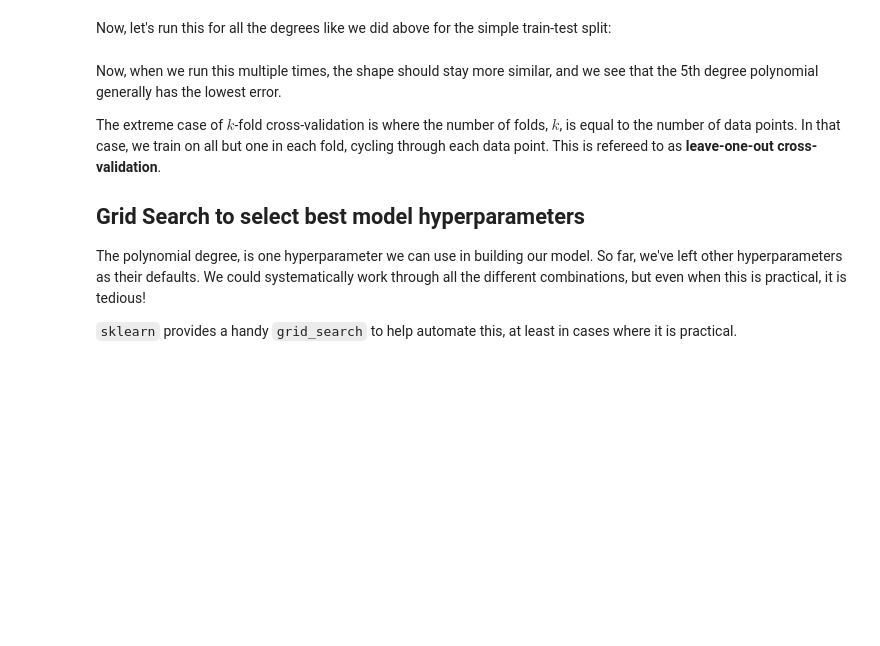
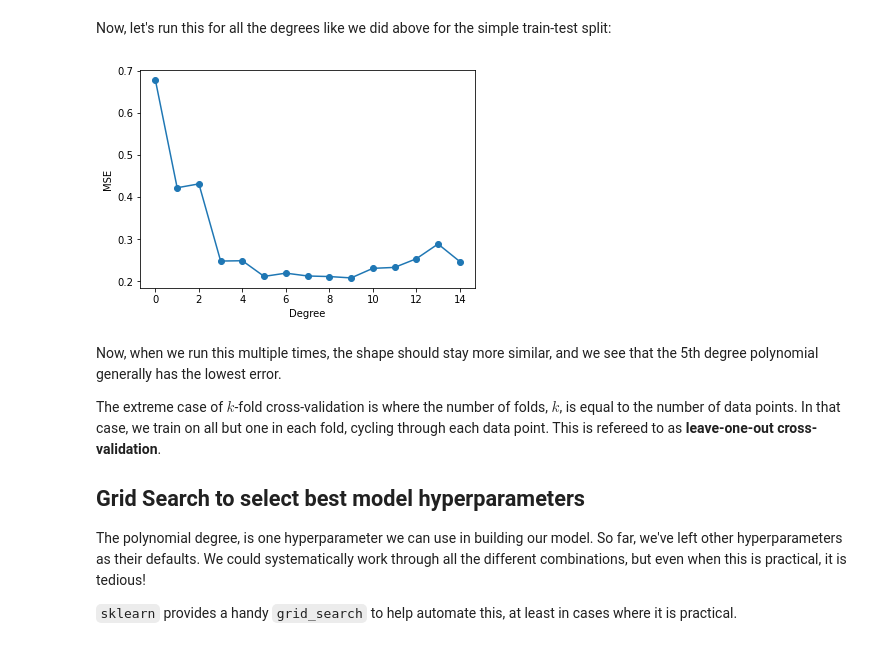
Before and after one commit to admontalvo/Jupyter_Content_1, a Jupyter notebook: 08_Bias_variance_tradeoff_student.ipynb, the cells around one changed output. Cells and saved outputs as stored; diff of their text form; code cells hidden in the pictures; blank space fills up the shorter version.

```diff
--- a/08_Bias_variance_tradeoff_student.ipynb
+++ b/08_Bias_variance_tradeoff_student.ipynb
@@ -262,0 +258,14 @@ print(f'Testing data score: {model.score(X_test,y_test)}')
+# %%
+# Setup out model
+model = Pipeline([
+    ('poly', PolynomialFeatures(degree=1)),
+    ('linreg', LinearRegression(fit_intercept=False))
+])
+
+model.fit(X_train,y_train)
+
+
+print(f'Training data score: {model.score(X_train,y_train)}')
+print(f'Testing data score: {model.score(X_test,y_test)}')
+
+#Training data 53% of the variaiton on outcomes based on the features of interest be explained. Testing data performs worse then training data. Training score shoudl be upper level of variaiton. IF test set is greater than training data then there is probably na issue with training set.typically 25% of data is saved fro validaiton set
@@ -330,23 +418,44 @@ Now, let's run this for all the degrees like we did above for the simple train-t
 # %%
 
 err = []
 degrees = range(15)
 
 kf = KFold(n_splits=10, shuffle=True)
 
 for degree in degrees:
     # Make our model
     model = Pipeline([
         ('poly', PolynomialFeatures(degree=degree)),
         ('linreg', LinearRegression(fit_intercept=False))
     ])
 
     # Fit the model
     res = cross_val_score(model, X, y, cv=kf, scoring=mse)
     err.append(res.mean()) # Get MSE for model and append to list
 
+
+
+
 err_df = pd.DataFrame({'degree':degrees, 'mse':err})
-pn.ggplot(err_df, pn.aes(x='degree', y='mse')) + pn.geom_line() + pn.geom_point()
+
+
+
+# Line plot
+plt.plot(err_df['degree'], err_df['mse'], label = 'MSE by Degree')
+
+#overlay Points
+plt.scatter(err_df['degree'], err_df['mse'])
+
+#adding labels and title
+plt.xlabel('Degree')
+plt.ylabel('MSE')
+
+#Display the plot
+plt.show()
+
+#results should stay much more consistent due to using all the data and better probability of getting consisitnet results
+# %% [output]
+[figure, added]
 # %% [markdown]
 Now, when we run this multiple times, the shape should stay more similar, and we see that the 5th degree polynomial generally has the lowest error.
 
```
Also changed, not shown: parts of 14 cells of this notebook, 4 other files.
